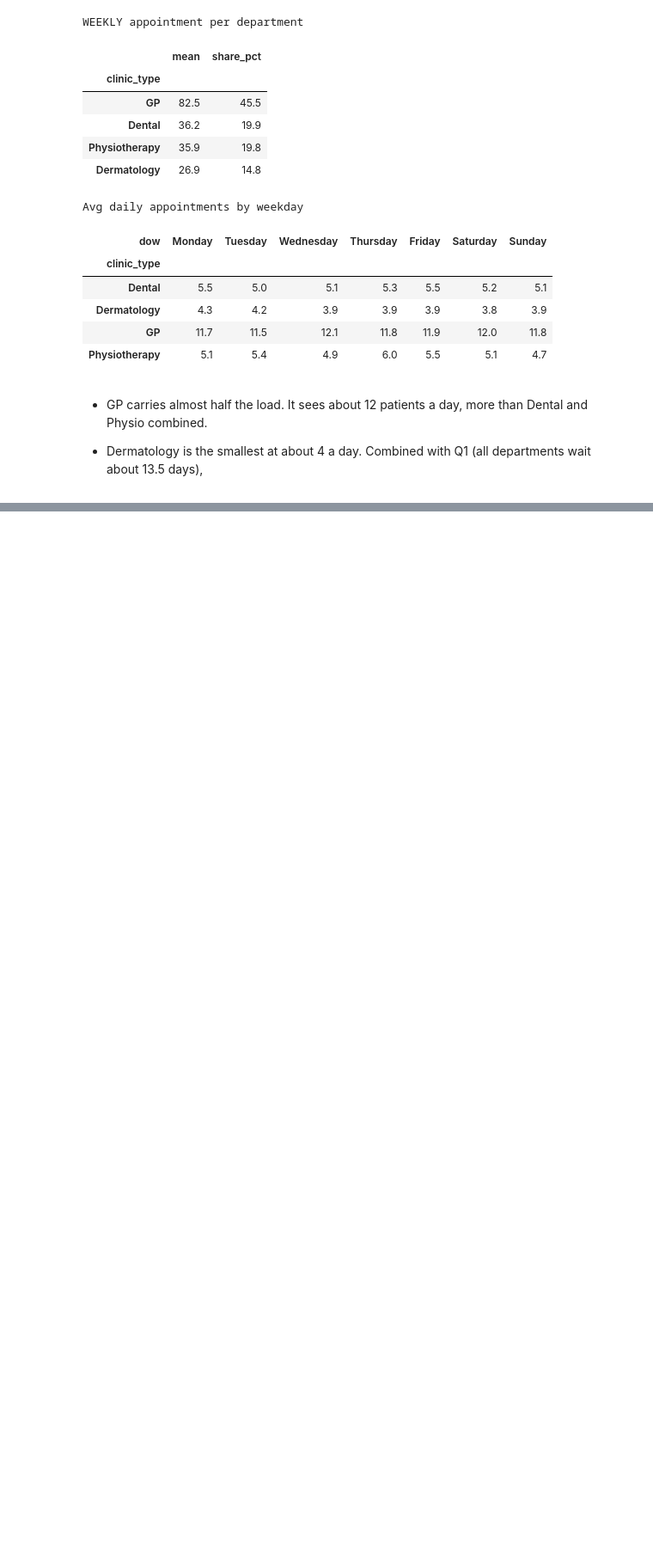
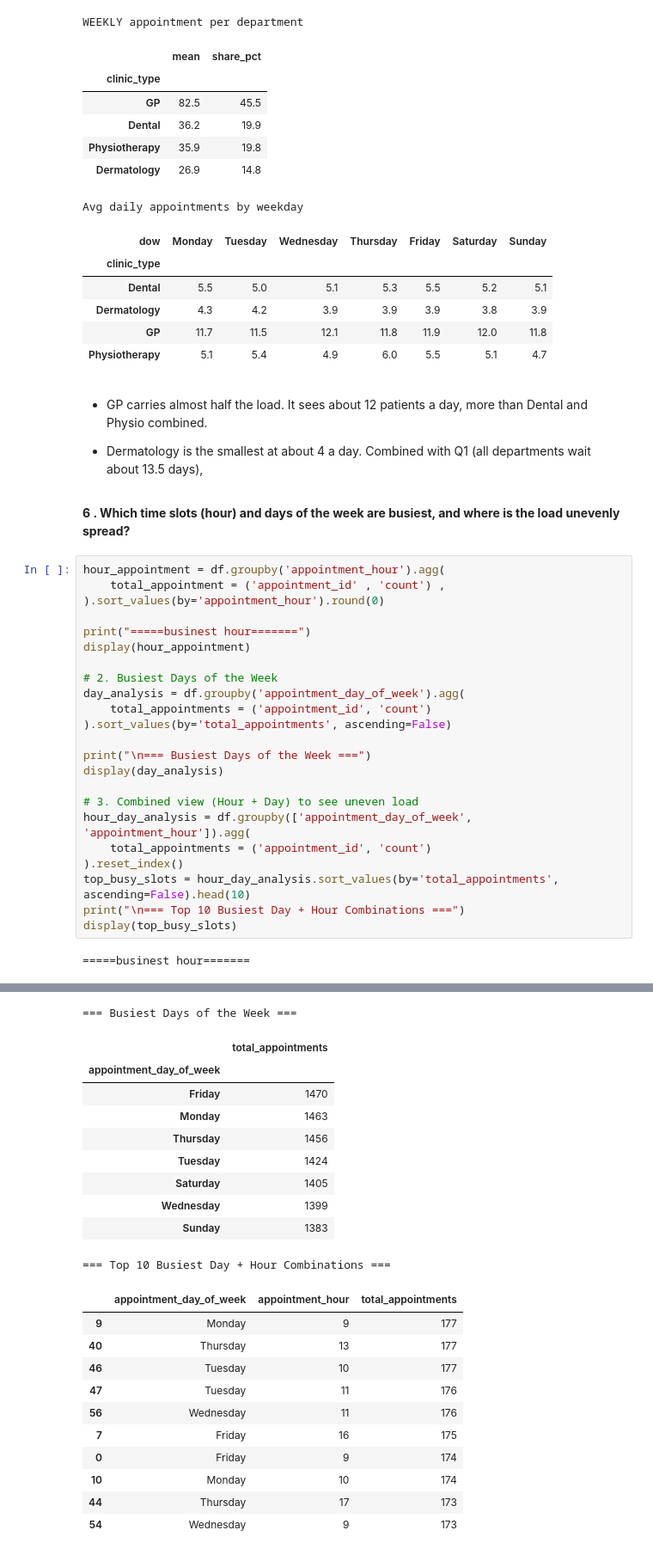
Before and after one commit to Ishasavani1402/Data-Analytics, a Jupyter notebook: Hospital Capacity and Appointment Bottleneck Analysis/notebooks/EDA.ipynb, the cells around one changed output, grey strips where cells are left out. Shown at 86% size. Drawn from its saved outputs; the diff is of its cells as text; blank space fills up the shorter version.

```diff
--- a/Hospital Capacity and Appointment Bottleneck Analysis/notebooks/EDA.ipynb
+++ b/Hospital Capacity and Appointment Bottleneck Analysis/notebooks/EDA.ipynb
@@ -323,3 +376,30 @@ Avg daily appointments by weekday
 * GP carries almost half the load. It sees about 12 patients a day, more than Dental and Physio combined.
 
 * Dermatology is the smallest at about 4 a day. Combined with Q1 (all departments wait about 13.5 days),
+# %% [markdown]
+**6 . Which time slots (hour) and days of the week are busiest, and where is the load unevenly spread?**
+# %%
+hour_appointment = df.groupby('appointment_hour').agg(
+    total_appointment = ('appointment_id' , 'count') ,
+).sort_values(by='appointment_hour').round(0)
+
+print("=====businest hour=======")
+display(hour_appointment)
+
+# 2. Busiest Days of the Week
+day_analysis = df.groupby('appointment_day_of_week').agg(
+    total_appointments = ('appointment_id', 'count')
+).sort_values(by='total_appointments', ascending=False)
+
+print("\n=== Busiest Days of the Week ===")
+display(day_analysis)
+
+# 3. Combined view (Hour + Day) to see uneven load
+hour_day_analysis = df.groupby(['appointment_day_of_week', 'appointment_hour']).agg(
+    total_appointments = ('appointment_id', 'count')
+).reset_index()
+top_busy_slots = hour_day_analysis.sort_values(by='total_appointments', ascending=False).head(10)
+print("\n=== Top 10 Busiest Day + Hour Combinations ===")
+display(top_busy_slots)
+# %% [output]
+=====businest hour=======
@@ -325,0 +417,22 @@ Avg daily appointments by weekday
+=== Busiest Days of the Week ===
+|  | total_appointments |
+| appointment_day_of_week |  |
+| Friday | 1470 |
+| Monday | 1463 |
+| Thursday | 1456 |
+| Tuesday | 1424 |
+| Saturday | 1405 |
+| Wednesday | 1399 |
+| Sunday | 1383 |
+=== Top 10 Busiest Day + Hour Combinations ===
+|  | appointment_day_of_week | appointment_hour | total_appointments |
+| 9 | Monday | 9 | 177 |
+| 40 | Thursday | 13 | 177 |
+| 46 | Tuesday | 10 | 177 |
+| 47 | Tuesday | 11 | 176 |
+| 56 | Wednesday | 11 | 176 |
+| 7 | Friday | 16 | 175 |
+| 0 | Friday | 9 | 174 |
+| 10 | Monday | 10 | 174 |
+| 44 | Thursday | 17 | 173 |
+| 54 | Wednesday | 9 | 173 |
```
Also changed, not shown: parts of 17 cells of this notebook.
